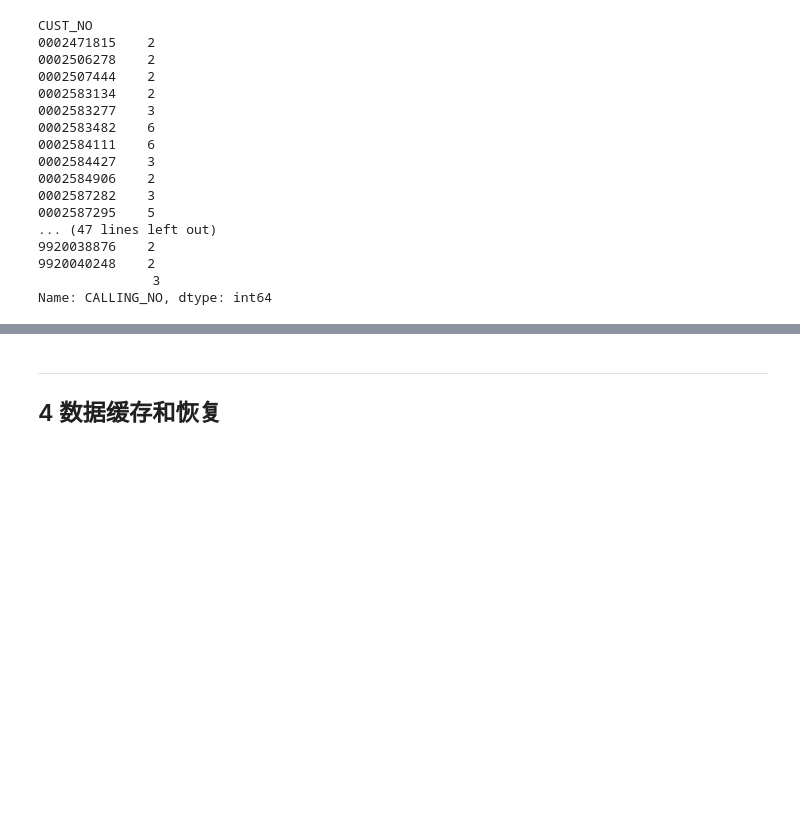
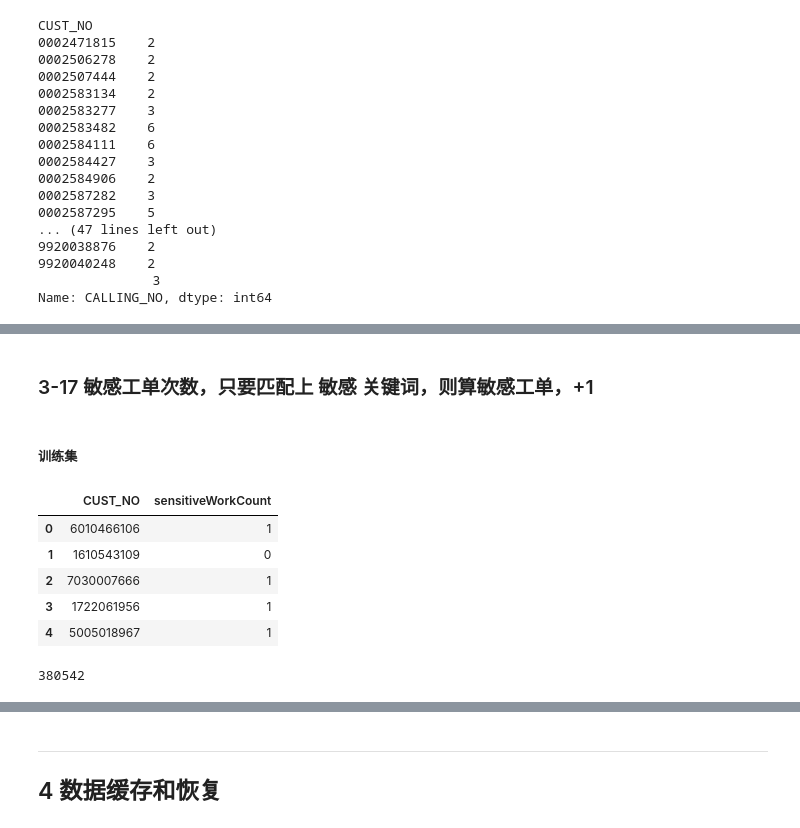
Before and after one commit to JDwangmo/customerPortrait, a Jupyter notebook: semi-finals/data_processing-01table.ipynb, the cells around one changed output, grey strips where cells are left out. Cells and saved outputs as stored; diff of their text form; code cells hidden in the pictures; blank space fills up the shorter version.

```diff
--- a/semi-finals/data_processing-01table.ipynb
+++ b/semi-finals/data_processing-01table.ipynb
@@ -1987,3 +1987,29 @@ train_data01_merge_label_df[train_data01_merge_label_df['ACCEPT_CONTENT'].str.le
 | 250086 | 2015052055969039 | 1000000362173682 | 10 | 1.0 | 334080101 | 2015/5/20 11:02:54 | 退订 | ... |
 | 358154 | 2015071163957222 | 1000000416510515 | 3 | 2.0 | 334030101 | 2015/7/11 12:34:37 | 补单 | ... |
 | 372570 | 2015071565011711 | 1000000423828380 | 10 | 1.0 | 3340450 | 2015/7/15 20:22:26 | 退订 | ... |
+# %% [markdown]
+### 3-17 敏感工单次数，只要匹配上 敏感 关键词，则算敏感工单，+1
+# %% [markdown]
+##### 训练集
+# %%
+train_sensitiveWorkCount = load_data(
+    'train_sensitiveWorkCount.csv',
+    encoding='utf8', converters={'CUST_NO':unicode}
+)
+# %%
+train_sensitiveWorkCount.head()
+# %% [output]
+|  | CUST_NO | sensitiveWorkCount |
+| 0 | 6010466106 | 1 |
+| 1 | 1610543109 | 0 |
+| 2 | 7030007666 | 1 |
+| 3 | 1722061956 | 1 |
+| 4 | 5005018967 | 1 |
+# %%
+temp = train_data01_a_worker_per_user.merge(
+    train_sensitiveWorkCount,
+    how='left', on='CUST_NO'
+)
+sum(temp['sensitiveWorkCount'].notnull())
+# %% [output]
+380542
```
Also changed, not shown: parts of 30 cells of this notebook, 9 other files.
